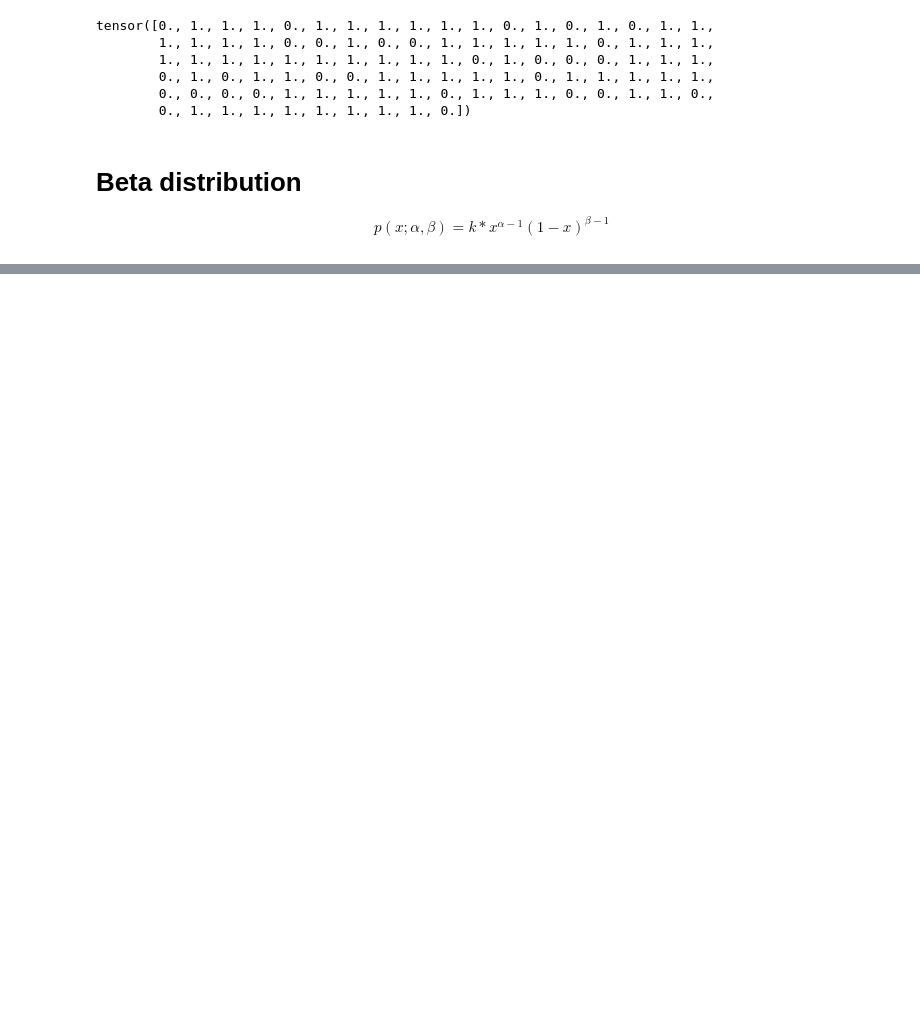
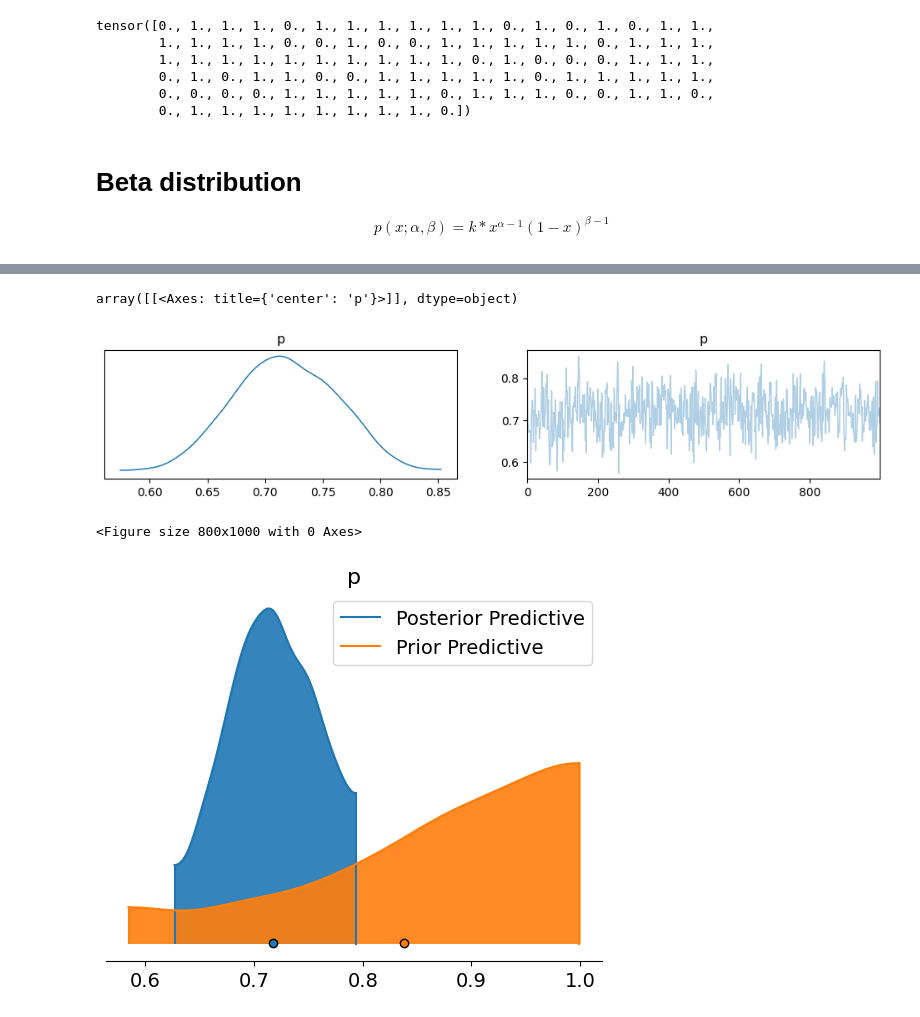
Before and after one commit to Deepprakash222/Uncertainty-Quantification-Workshop, a Jupyter notebook: workshop3.ipynb, the cells around one changed output, grey strips where cells are left out. Cells and saved outputs as stored; diff of their text form; code cells hidden in the pictures; blank space fills up the shorter version.

```diff
--- a/workshop3.ipynb
+++ b/workshop3.ipynb
@@ -135,3 +139,21 @@ plt.show()
+# %%
+posterior_predictive_1 = Predictive(model, samples_1)(data)
+
+data_post_1 = az.from_pyro(posterior=mcmc, prior=prior_1, posterior_predictive=posterior_predictive_1)
+az.plot_trace(data_post_1)
+
+plt.figure(figsize=(8,10))
+az.plot_density(
+data=[data_post_1.posterior, data_post_1.prior],
+shade=.9,
+var_names=['p'],
+data_labels=["Posterior Predictive", "Prior Predictive"],
+)
+# %% [output]
+array([[<Axes: title={'center': 'p'}>]], dtype=object)
+[figure, added]
+<Figure size 800x1000 with 0 Axes>
+[figure, added]
 # %%
 prior = dist.Beta(alpha_prior, beta_prior).log_prob(torch.tensor(x)).exp().numpy()
 
```
Also changed, not shown: parts of 20 cells of this notebook, 3 other files.
